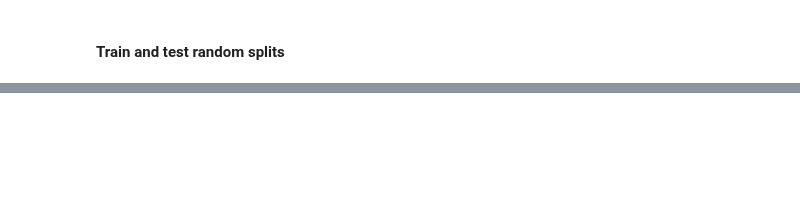
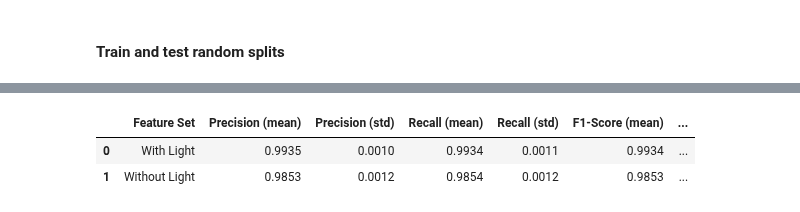
Before and after one commit to NoamShaphir/-MicroClimate, a Jupyter notebook: analysis.ipynb, the cells around one changed output, grey strips where cells are left out. Saved outputs shown, nothing was run; the diff lists cells and outputs as text; code cells hidden in the pictures; blank space fills up the shorter version.

```diff
--- a/analysis.ipynb
+++ b/analysis.ipynb
@@ -1706,16 +924,0 @@ TIME-BASED (NO LIGHT + time):
-# %%
-features_co2_light_time  = ['CO2', 'Light', 'minutes_sin', 'minutes_cos']
-features_temp_light_time = ['Temperature', 'Light', 'minutes_sin', 'minutes_cos']
-
-res_co2_light_time  = evaluate_time_split(df, features_co2_light_time,  plot_cm=True, label="CO2 + Light + time")
-res_temp_light_time = evaluate_time_split(df, features_temp_light_time, plot_cm=True, label="Temp + Light + time")
-
-summary = pd.concat([
-    res_with_light_time.assign(Model="All + Light + time"),
-    res_no_light_time.assign(Model="No Light + time"),
-    res_co2_light_time.assign(Model="CO2 + Light + time"),
-    res_temp_light_time.assign(Model="Temp + Light + time"),
-], ignore_index=True)[['Model','precision','recall','f1-score','support']]
-
-print("\n=== Summary ===")
-print(summary)
@@ -1810,0 +925,39 @@ Gap (Train-Test): 0.1807
+# %%
+# --- Summary Table for RandomForest (multiple random splits) ---
+
+def summarize_results(results_with_light, results_without_light):
+    summary = pd.DataFrame({
+        "Feature Set": ["With Light", "Without Light"],
+        "Precision (mean)": [
+            results_with_light["precision"].mean(),
+            results_without_light["precision"].mean()
+        ],
+        "Precision (std)": [
+            results_with_light["precision"].std(),
+            results_without_light["precision"].std()
+        ],
+        "Recall (mean)": [
+            results_with_light["recall"].mean(),
+            results_without_light["recall"].mean()
+        ],
+        "Recall (std)": [
+            results_with_light["recall"].std(),
+            results_without_light["recall"].std()
+        ],
+        "F1-Score (mean)": [
+            results_with_light["f1-score"].mean(),
+            results_without_light["f1-score"].mean()
+        ],
+        "F1-Score (std)": [
+            results_with_light["f1-score"].std(),
+            results_without_light["f1-score"].std()
+        ],
+    }).round(4)
+    return summary
+
+summary_table = summarize_results(results_with_light, results_without_light)
+display(summary_table)
+# %% [output]
+|  | Feature Set | Precision (mean) | Precision (std) | Recall (mean) | Recall (std) | F1-Score (mean) | ... |
+| 0 | With Light | 0.9935 | 0.0010 | 0.9934 | 0.0011 | 0.9934 | ... |
+| 1 | Without Light | 0.9853 | 0.0012 | 0.9854 | 0.0012 | 0.9853 | ... |
```
Also changed, not shown: parts of 56 cells of this notebook.
